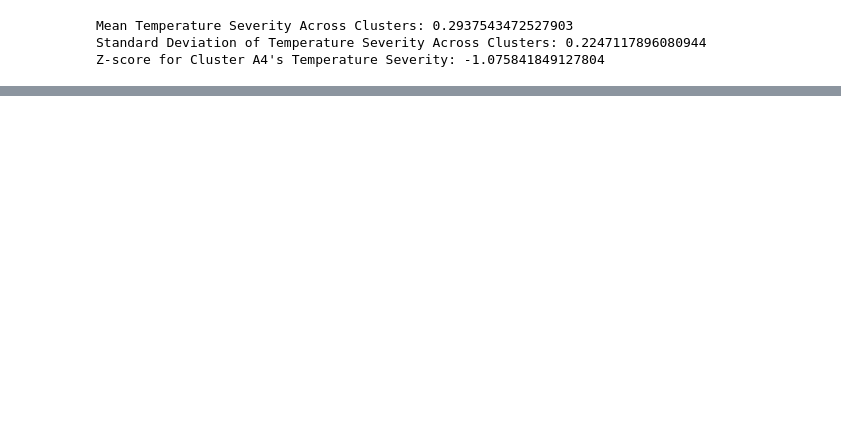
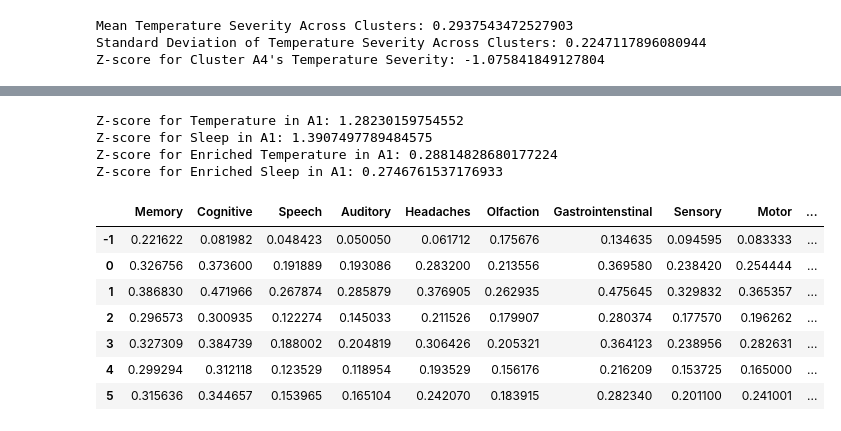
Before and after one commit to leothesouthafrican/PLR, a Jupyter notebook: Leo/main/final/grid_autoencoder/final_embedding/cl2/exploration.ipynb, the cells around one changed output, grey strips where cells are left out. Saved outputs shown, nothing was run; the diff lists cells and outputs as text; code cells hidden in the pictures; blank space fills up the shorter version.

```diff
--- a/Leo/main/final/grid_autoencoder/final_embedding/cl2/exploration.ipynb
+++ b/Leo/main/final/grid_autoencoder/final_embedding/cl2/exploration.ipynb
@@ -656,0 +653,44 @@ avg_df = plot_symp_avg_per_cluster(
+# %%
+import pandas as pd
+
+# Assuming 'grouped_df' is your DataFrame containing the average values for each symptom group for each cluster
+
+# Calculate the mean and standard deviation for 'Temperature' and 'Sleep' across all clusters
+temperature_mean = grouped_df['Temperature'].mean()
+temperature_std = grouped_df['Temperature'].std()
+
+sleep_mean = grouped_df['Sleep'].mean()
+sleep_std = grouped_df['Sleep'].std()
+
+# Assuming cluster A1's data is in a row labeled 'A1' or identified by a specific index
+# Extract the values for 'Temperature' and 'Sleep' for cluster A1
+# Here, replace 'A1' with the appropriate label or index for A1's data
+a1_temperature = grouped_df.loc[1, 'Temperature']
+a1_sleep = grouped_df.loc[1, 'Sleep']
+
+# Compute the Z-scores
+z_score_temperature = (a1_temperature - temperature_mean) / temperature_std
+z_score_sleep = (a1_sleep - sleep_mean) / sleep_std
+z_score_enriched_temperature = (a1_temperature - temperature_mean)
+z_score_enriched_sleep = (a1_sleep - sleep_mean)
+
+print(f"Z-score for Temperature in A1: {z_score_temperature}")
+print(f"Z-score for Sleep in A1: {z_score_sleep}")
+print(f"Z-score for Enriched Temperature in A1: {z_score_enriched_temperature}")
+print(f"Z-score for Enriched Sleep in A1: {z_score_enriched_sleep}")
+# %% [output]
+Z-score for Temperature in A1: 1.28230159754552
+Z-score for Sleep in A1: 1.3907497789484575
+Z-score for Enriched Temperature in A1: 0.28814828680177224
+Z-score for Enriched Sleep in A1: 0.2746761537176933
+# %%
+grouped_df
+# %% [output]
+|  | Memory | Cognitive | Speech | Auditory | Headaches | Olfaction | Gastrointenstinal | Sensory | Motor | ... |
+| -1 | 0.221622 | 0.081982 | 0.048423 | 0.050050 | 0.061712 | 0.175676 | 0.134635 | 0.094595 | 0.083333 | ... |
+| 0 | 0.326756 | 0.373600 | 0.191889 | 0.193086 | 0.283200 | 0.213556 | 0.369580 | 0.238420 | 0.254444 | ... |
+| 1 | 0.386830 | 0.471966 | 0.267874 | 0.285879 | 0.376905 | 0.262935 | 0.475645 | 0.329832 | 0.365357 | ... |
+| 2 | 0.296573 | 0.300935 | 0.122274 | 0.145033 | 0.211526 | 0.179907 | 0.280374 | 0.177570 | 0.196262 | ... |
+| 3 | 0.327309 | 0.384739 | 0.188002 | 0.204819 | 0.306426 | 0.205321 | 0.364123 | 0.238956 | 0.282631 | ... |
+| 4 | 0.299294 | 0.312118 | 0.123529 | 0.118954 | 0.193529 | 0.156176 | 0.216209 | 0.153725 | 0.165000 | ... |
+| 5 | 0.315636 | 0.344657 | 0.153965 | 0.165104 | 0.242070 | 0.183915 | 0.282340 | 0.201100 | 0.241001 | ... |
```
Also changed, not shown: parts of 24 cells of this notebook, 1 other file.
